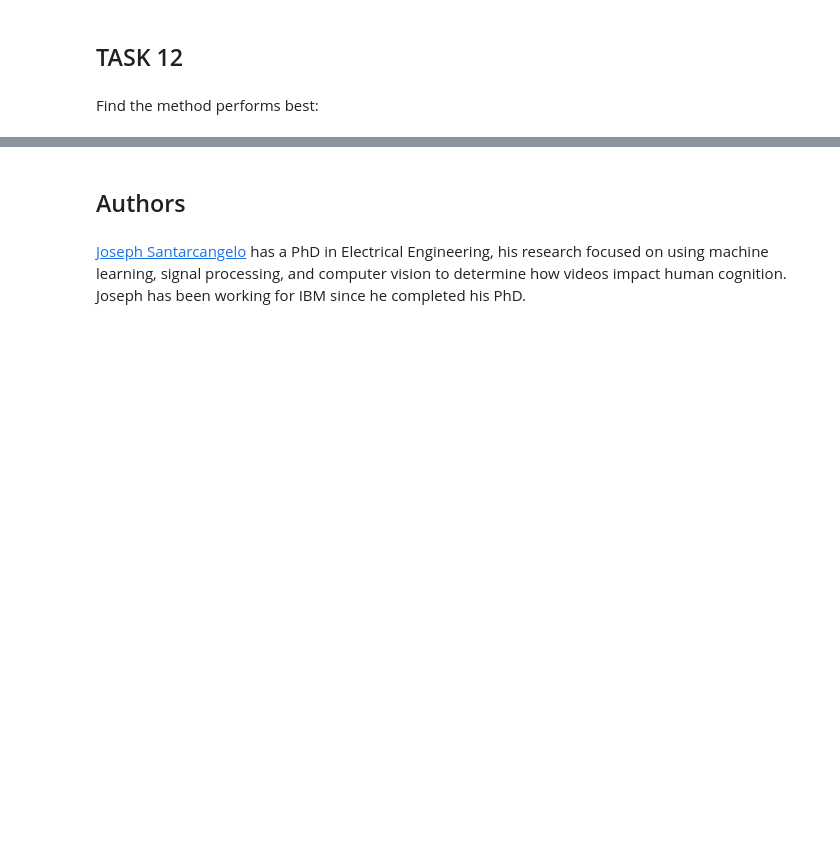
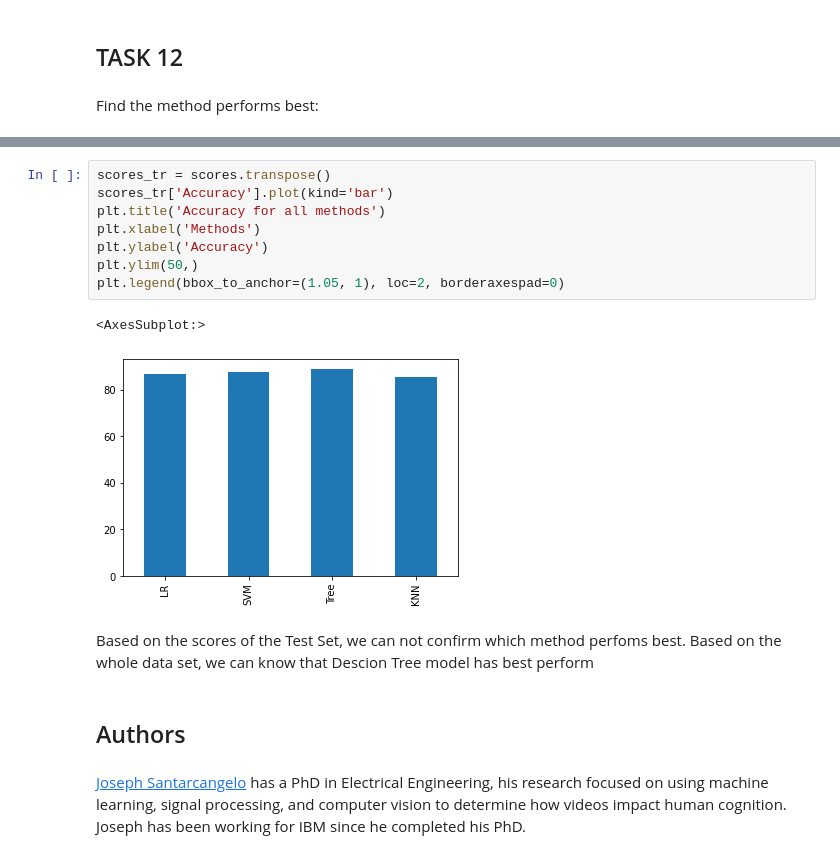
Before and after one commit to northernmelody/IBM_DataScience_Capstone, a Jupyter notebook: Machine Learning Prediction.ipynb, the cells around one changed output, grey strips where cells are left out. Cells and saved outputs as stored; diff of their text form; blank space fills up the shorter version.

```diff
--- a/Machine Learning Prediction.ipynb
+++ b/Machine Learning Prediction.ipynb
@@ -308,3 +337,17 @@ df
+# %%
+scores_tr = scores.transpose()
+scores_tr['Accuracy'].plot(kind='bar')
+plt.title('Accuracy for all methods')
+plt.xlabel('Methods')
+plt.ylabel('Accuracy')
+plt.ylim(50,)
+plt.legend(bbox_to_anchor=(1.05, 1), loc=2, borderaxespad=0)
+# %% [output]
+<AxesSubplot:>
+[figure, added]
+# %% [markdown]
+Based on the scores of the Test Set, we can not confirm which method perfoms best.
+Based on the whole data set, we can know that Descion Tree model has best perform
 # %% [markdown]
 ## Authors
 # %% [markdown]
```
Also changed, not shown: parts of 9 cells of this notebook.
